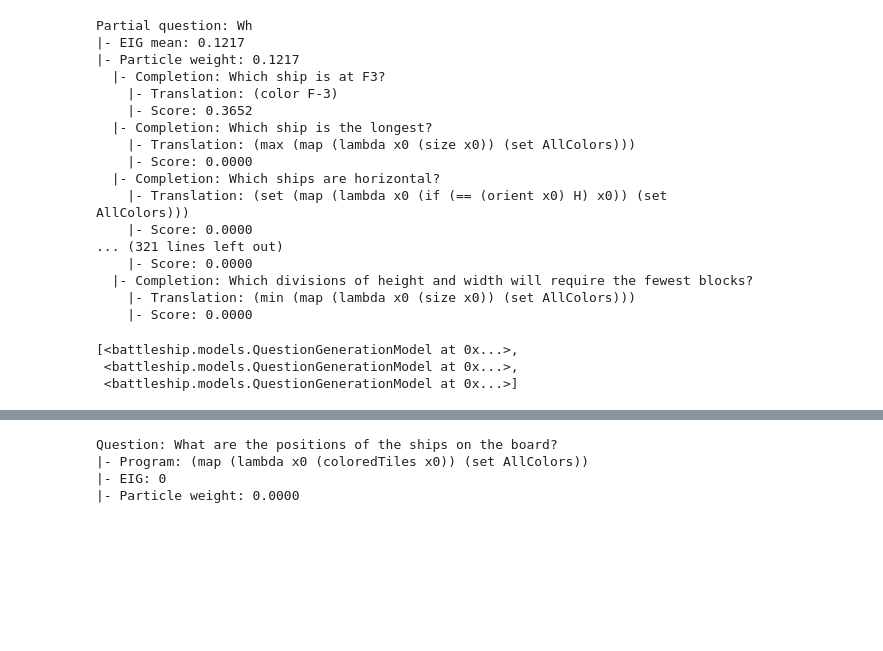
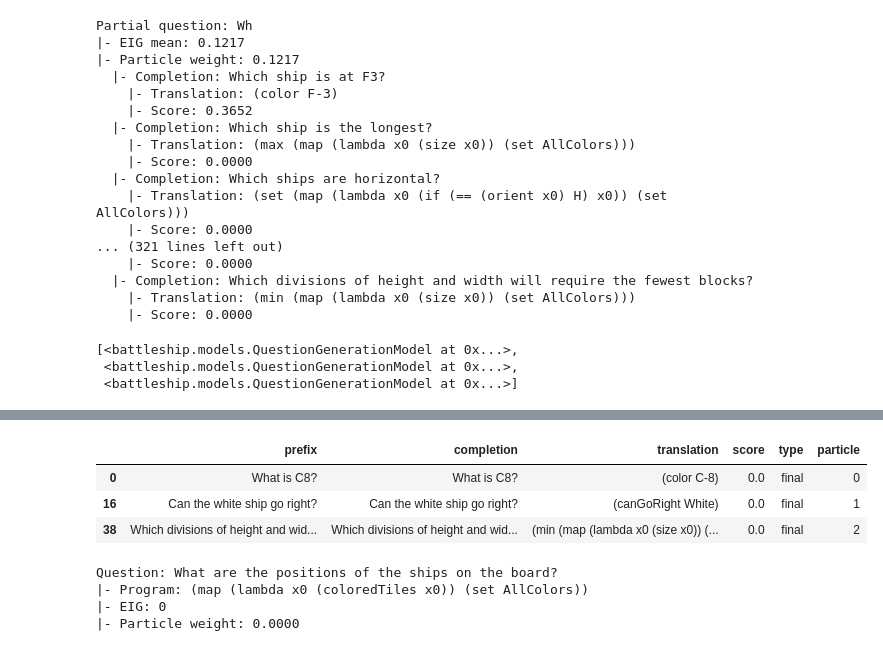
Before and after one commit to gabegrand/battleship, a Jupyter notebook: notebooks/hfppl.ipynb, the cells around one changed output, grey strips where cells are left out. Drawn from its saved outputs; the diff is of its cells as text; code cells hidden in the pictures; blank space fills up the shorter version.

```diff
--- a/notebooks/hfppl.ipynb
+++ b/notebooks/hfppl.ipynb
@@ -136,3 +152,10 @@ df_results.sort_values("score", ascending=False).head(10)
+# %%
+df_results.query("type == 'final'")
+# %% [output]
+|  | prefix | completion | translation | score | type | particle |
+| 0 | What is C8? | What is C8? | (color C-8) | 0.0 | final | 0 |
+| 16 | Can the white ship go right? | Can the white ship go right? | (canGoRight White) | 0.0 | final | 1 |
+| 38 | Which divisions of height and wid... | Which divisions of height and wid... | (min (map (lambda x0 (size x0)) (... | 0.0 | final | 2 |
 # %%
 for p in particles:
     print(f"Question: {str(p.context)}")
```
Also changed, not shown: parts of 2 cells of this notebook, 3 other files.
